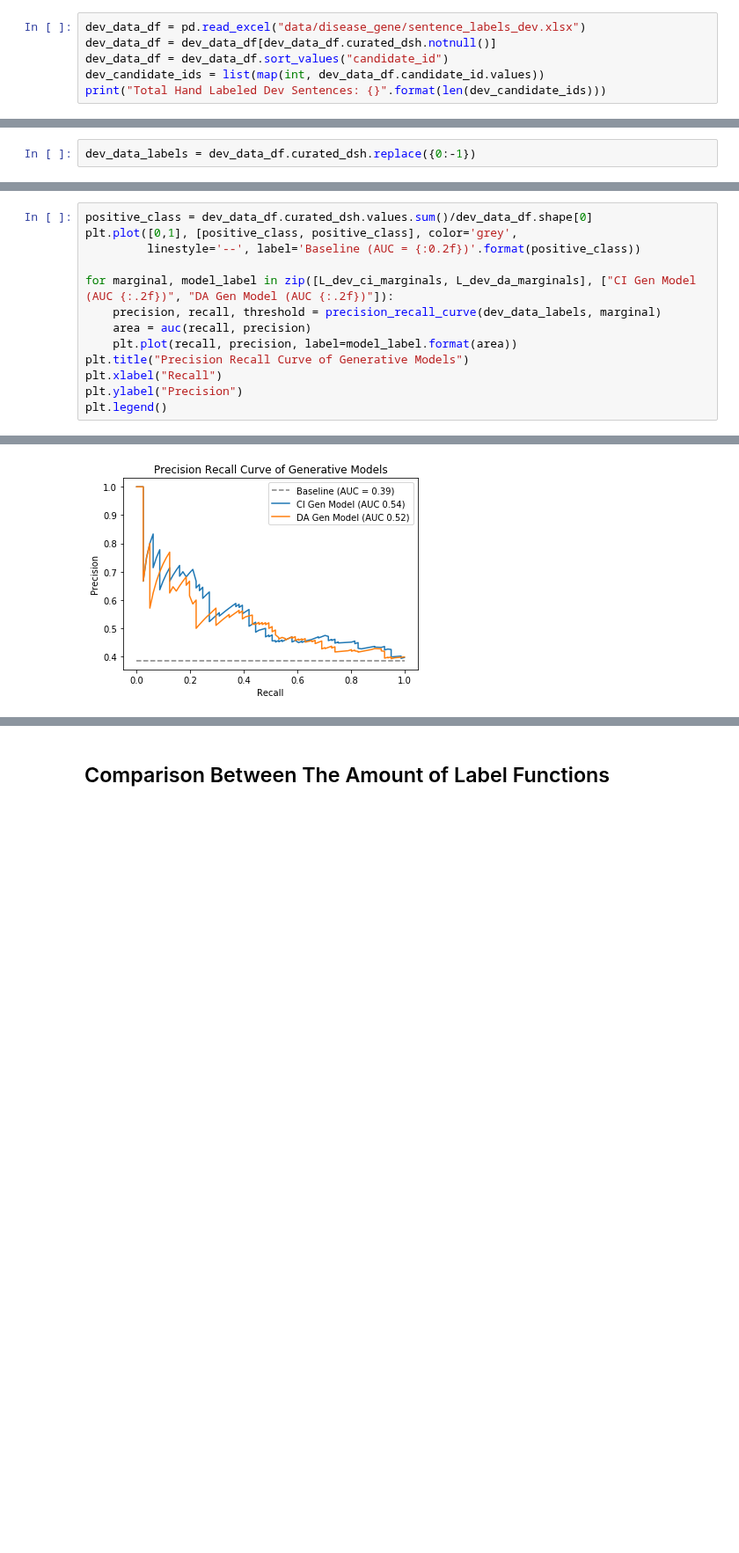
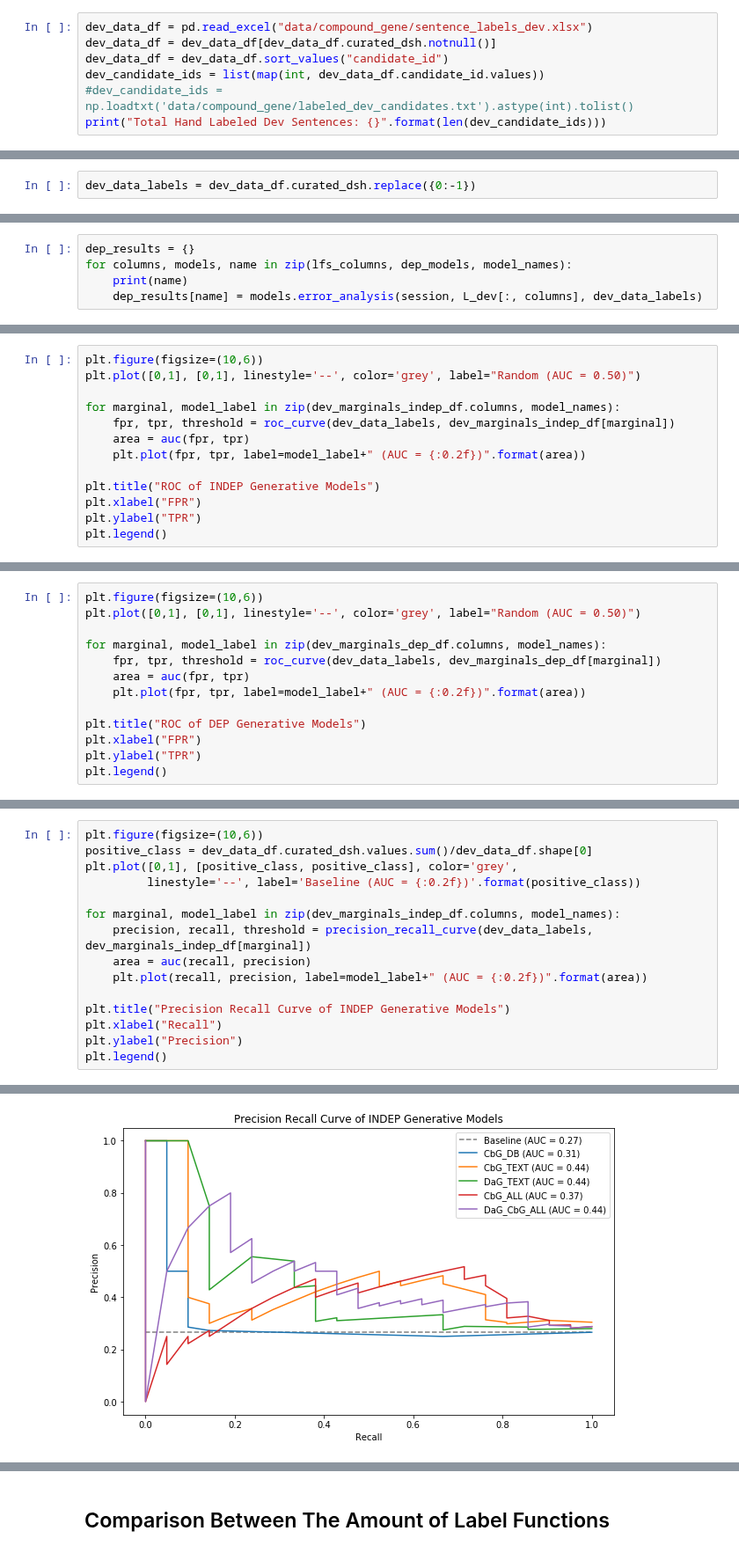
Before and after one commit to greenelab/snorkeling, a Jupyter notebook: All_Relationships/3.model-label-functions.ipynb, the cells around one changed output, grey strips where cells are left out. Shown at 88% size. Drawn from its saved outputs; the diff is of its cells as text; blank space fills up the shorter version.

Commit message:
CbG Experiment + Bicluster Data LFs (#62)

```diff
--- a/All_Relationships/3.model-label-functions.ipynb
+++ b/All_Relationships/3.model-label-functions.ipynb
@@ -74,7 +74,8 @@ train_candidate_ids[0:10]
 # %%
-dev_data_df = pd.read_excel("data/disease_gene/sentence_labels_dev.xlsx")
+dev_data_df = pd.read_excel("data/compound_gene/sentence_labels_dev.xlsx")
 dev_data_df = dev_data_df[dev_data_df.curated_dsh.notnull()]
 dev_data_df = dev_data_df.sort_values("candidate_id")
 dev_candidate_ids = list(map(int, dev_data_df.candidate_id.values))
+#dev_candidate_ids = np.loadtxt('data/compound_gene/labeled_dev_candidates.txt').astype(int).tolist()
 print("Total Hand Labeled Dev Sentences: {}".format(len(dev_candidate_ids)))
 # %% [output]
@@ -285,0 +340,5 @@ dev_data_labels = dev_data_df.curated_dsh.replace({0:-1})
+# %%
+dep_results = {}
+for columns, models, name in zip(lfs_columns, dep_models, model_names):
+    print(name)
+    dep_results[name] = models.error_analysis(session, L_dev[:, columns], dev_data_labels)
@@ -285,0 +373,13 @@ dev_data_labels = dev_data_df.curated_dsh.replace({0:-1})
+# %%
+plt.figure(figsize=(10,6))
+plt.plot([0,1], [0,1], linestyle='--', color='grey', label="Random (AUC = 0.50)")
+
+for marginal, model_label in zip(dev_marginals_indep_df.columns, model_names):
+    fpr, tpr, threshold = roc_curve(dev_data_labels, dev_marginals_indep_df[marginal])
+    area = auc(fpr, tpr)
+    plt.plot(fpr, tpr, label=model_label+" (AUC = {:0.2f})".format(area))
+
+plt.title("ROC of INDEP Generative Models")
+plt.xlabel("FPR")
+plt.ylabel("TPR")
+plt.legend()
@@ -285,0 +389,13 @@ dev_data_labels = dev_data_df.curated_dsh.replace({0:-1})
+# %%
+plt.figure(figsize=(10,6))
+plt.plot([0,1], [0,1], linestyle='--', color='grey', label="Random (AUC = 0.50)")
+
+for marginal, model_label in zip(dev_marginals_dep_df.columns, model_names):
+    fpr, tpr, threshold = roc_curve(dev_data_labels, dev_marginals_dep_df[marginal])
+    area = auc(fpr, tpr)
+    plt.plot(fpr, tpr, label=model_label+" (AUC = {:0.2f})".format(area))
+
+plt.title("ROC of DEP Generative Models")
+plt.xlabel("FPR")
+plt.ylabel("TPR")
+plt.legend()
@@ -286,16 +405,18 @@ dev_data_labels = dev_data_df.curated_dsh.replace({0:-1})
 # %%
+plt.figure(figsize=(10,6))
 positive_class = dev_data_df.curated_dsh.values.sum()/dev_data_df.shape[0]
 plt.plot([0,1], [positive_class, positive_class], color='grey',
          linestyle='--', label='Baseline (AUC = {:0.2f})'.format(positive_class))
 
-for marginal, model_label in zip([L_dev_ci_marginals, L_dev_da_marginals], ["CI Gen Model (AUC {:.2f})", "DA Gen Model (AUC {:.2f})"]):
-    precision, recall, threshold = precision_recall_curve(dev_data_labels, marginal)
+for marginal, model_label in zip(dev_marginals_indep_df.columns, model_names):
+    precision, recall, threshold = precision_recall_curve(dev_data_labels, dev_marginals_indep_df[marginal])
     area = auc(recall, precision)
-    plt.plot(recall, precision, label=model_label.format(area))
-plt.title("Precision Recall Curve of Generative Models")
+    plt.plot(recall, precision, label=model_label+" (AUC = {:0.2f})".format(area))
+
+plt.title("Precision Recall Curve of INDEP Generative Models")
 plt.xlabel("Recall")
 plt.ylabel("Precision")
 plt.legend()
 # %% [output]
 <matplotlib.legend.Legend at 0x...>
-[figure, old version]
+[figure, new version]
```
Also changed, not shown: parts of 61 cells of this notebook, 11 other files.
